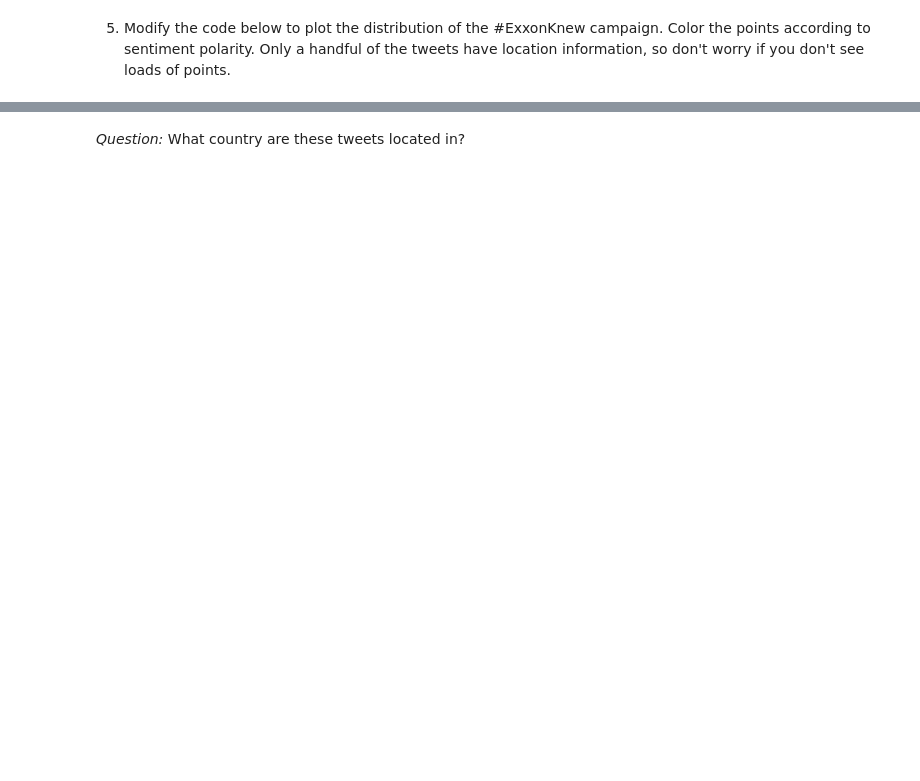
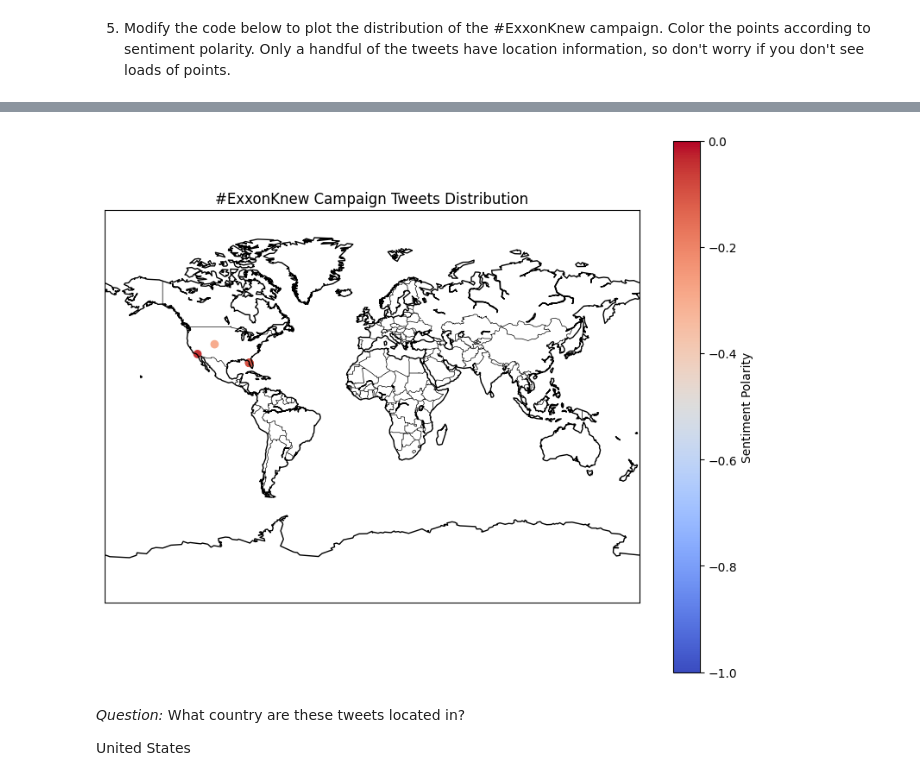
Before and after one commit to khou128/QM2, a Jupyter notebook: notebooks/W04. Natural Language Processing.ipynb, the cells around one changed output, grey strips where cells are left out. Drawn from its saved outputs; the diff is of its cells as text; code cells hidden in the pictures; blank space fills up the shorter version.

```diff
--- a/notebooks/W04. Natural Language Processing.ipynb
+++ b/notebooks/W04. Natural Language Processing.ipynb
@@ -671,6 +671,7 @@ sample
 5. Modify the code below to plot the distribution of the #ExxonKnew campaign. Color the points according to sentiment polarity. Only a handful of the tweets have location information, so don't worry if you don't see loads of points.
 # %%
 import matplotlib.pyplot as plt
+!pip install basemap
 from mpl_toolkits.basemap import Basemap
 
 map = Basemap(projection='mill')
@@ -678,38 +679,21 @@ map = Basemap(projection='mill')
 map.drawcountries()
 map.drawcoastlines()
 
-map.scatter(
-      x=,
-      y=,
-      color=,
-      latlon=True,
-      vmin=-1,
-      vmax=0)
 
-# Example: Latitude and Longitude columns in your DataFrame
-# Replace these with your actual DataFrame columns
-sample['latitude'] = [your_latitude_values]  # Replace with your latitude data
-sample['longitude'] = [your_longitude_values]  # Replace with your longitude data
-sample['polarity'] = [your_polarity_values]  # Replace with your polarity data
-
-# Color points based on polarity
 colors = sample['polarity']
 
-# Scatter plot with colored points
 map.scatter(
-    x=sample['longitude'],
-    y=sample['latitude'],
+    x=sample['latitude'],
+    y=sample['longitude'],
     c=colors,
-    cmap='coolwarm',  # Colormap for polarity (you can change this to other colormaps)
+    cmap='coolwarm',
     marker='o',
     latlon=True,
     vmin=-1,
-    vmax=0,
+    vmax=0,)
 
-
-# Add a colorbar
 plt.colorbar(label='Sentiment Polarity')
 
-# Show the map
 plt.title('#ExxonKnew Campaign Tweets Distribution')
 plt.show()
+# %% [output]
@@ -716,2 +716,5 @@ plt.show()
+[figure, added]
 # %% [markdown]
 *Question:* What country are these tweets located in?
+
+United States
```
Also changed, not shown: parts of 1 cell of this notebook.
